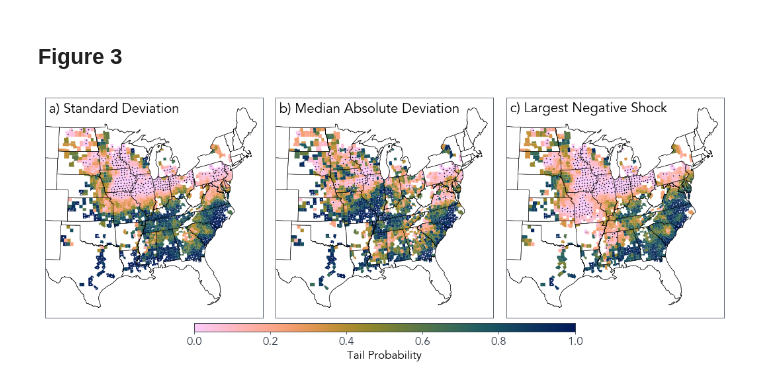
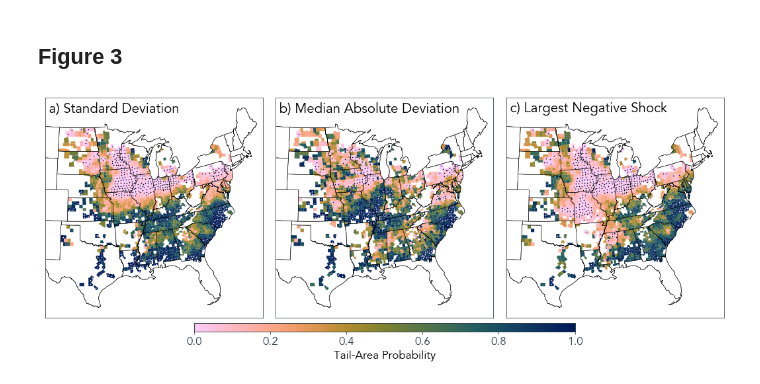
Before and after one commit to david0811/BCSD_CornYields_UQ, a Jupyter notebook: analysis/county_yield.ipynb, the cells around one changed output. Cells and saved outputs as stored; diff of their text form; code cells hidden in the pictures.

```diff
--- a/analysis/county_yield.ipynb
+++ b/analysis/county_yield.ipynb
@@ -174,8 +174,9 @@ CMIP_tail['GEOID'] = CMIP_tail['GEOID'].astype(str).str.zfill(5)
 ## Figure 3
 # %%
 ##################################################################################################
-####### Comment this out to plot all counties (otherwise only counties with F-test p-value < 0.05)
-p05_counties = pd.read_csv('../ag_model/fit_model/ag_model_coeff_final.csv').query('pval < 0.05')['GEOID'].astype(str).str.zfill(5).unique()
+include_p05 = False # If True, only counties with F-test p-value < 0.05 are included
+if include_p05:
+    p05_counties = pd.read_csv('../ag_model/fit_model/ag_model_coeff_final.csv').query('pval < 0.05')['GEOID'].astype(str).str.zfill(5).unique()
 ##################################################################################################
 
 # Figure setup
@@ -189,7 +190,8 @@ plt.rcParams['font.size'] = 17
 # Dataframe
 data = NEX_tail.copy()
 data.set_index('GEOID', inplace=True)
-data = data.loc[p05_counties]
+if include_p05:
+    data = data.loc[p05_counties]
 
 # SD
 ax = plt.subplot(gs[0])
@@ -240,32 +242,32 @@ ax = plt.subplot(gs[2])
 model = 'gmfd_min'
 vmin = 0.
 vmax = 1.
 data['gmfd_min'] = 1.-data['gmfd_min'] # For magnitude of largest shock (makes plot easier to comprehend)
 
 sig05_plot = pd.merge(county_shp_plot, data.query('gmfd_min <= 0.05'), on="GEOID", how='inner', copy=False)
 sig05_plot['geometry'] = sig05_plot['geometry'].apply(lambda x: x.centroid)
 
 sig95_plot = pd.merge(county_shp_plot, data.query('gmfd_min >= 0.95'), on="GEOID", how='inner', copy=False)
 sig95_plot['geometry'] = sig95_plot['geometry'].apply(lambda x: x.centroid)
 
 data_shp = pd.merge(county_shp_plot, data.filter([model, 'GEOID']), on="GEOID", how="inner", copy=False)
 data_shp.dropna().plot(column=model, ax=ax, cax=cax, legend=True, cmap=batlow_map, vmin=vmin, vmax=vmax)
 sig05_plot.plot(color = 'black', markersize=0.4, marker = 'o', ax = ax)
 sig95_plot.plot(color = 'white', markersize=0.4, marker = 'o', ax = ax)
 states.geometry.boundary.plot(ax=ax, linewidth=0.5, edgecolor="black", color=None)
 coast.geometry.boundary.plot(ax=ax, linewidth=0.5, edgecolor="black", color=None)
 ax.tick_params(labelbottom=False, labelleft=False, color = 'white')
 ax.set_xlim([-500000,2600000])
 ax.set_title(' c) Largest Negative Shock', loc = 'left', pad = -22)
 
 # Colorbar
 sm = plt.cm.ScalarMappable(cmap=batlow_map, norm=plt.Normalize(vmin=vmin, vmax=vmax))
 sm._A = []
-fig.colorbar(sm, cax=cax, orientation = 'horizontal', label = 'Tail Probability')
+fig.colorbar(sm, cax=cax, orientation = 'horizontal', label = 'Tail-Area Probability')
 
 
 # Show
 # plt.show()
 plt.savefig('../figs/figure3.jpg', dpi=900)
 # %% [output]
-[figure, old version]
+[figure, new version]
```
Also changed, not shown: parts of 2 cells of this notebook, 11 other files.
